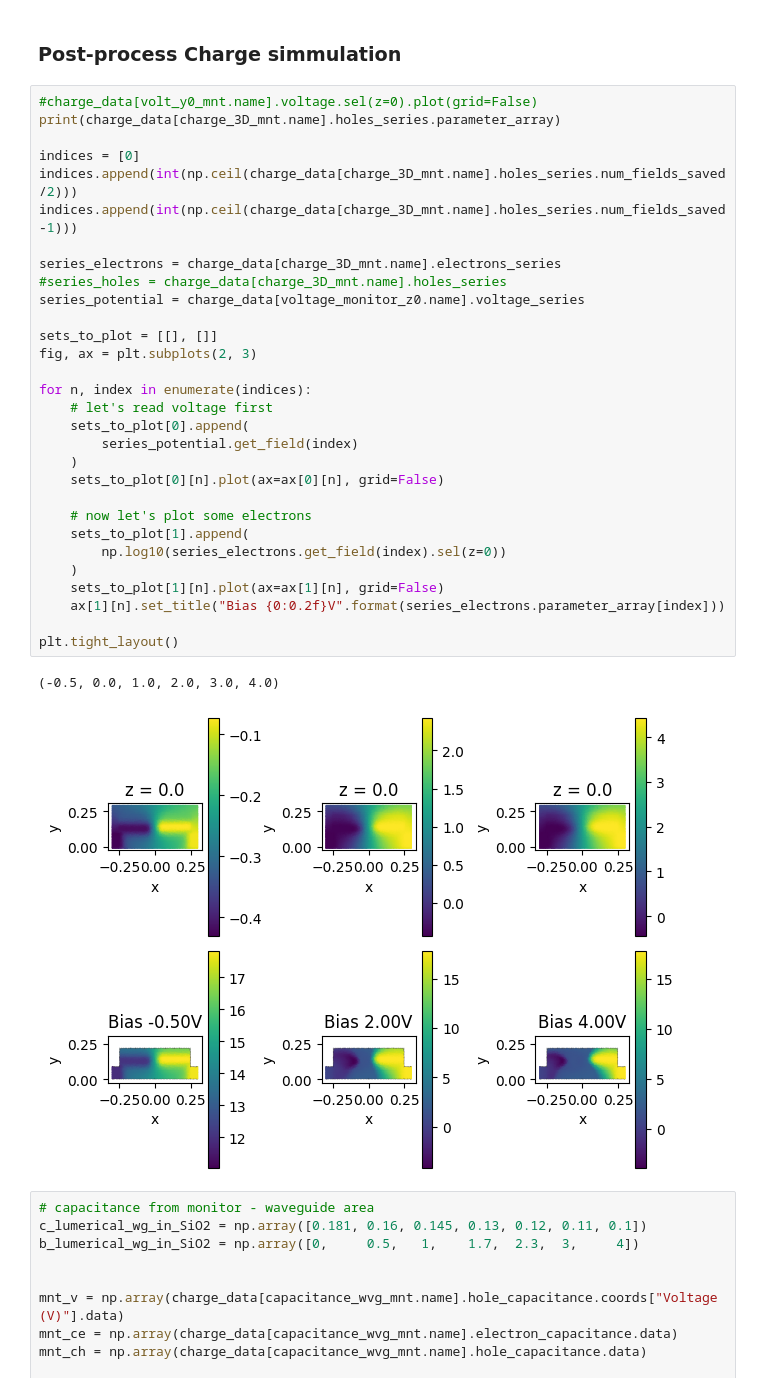
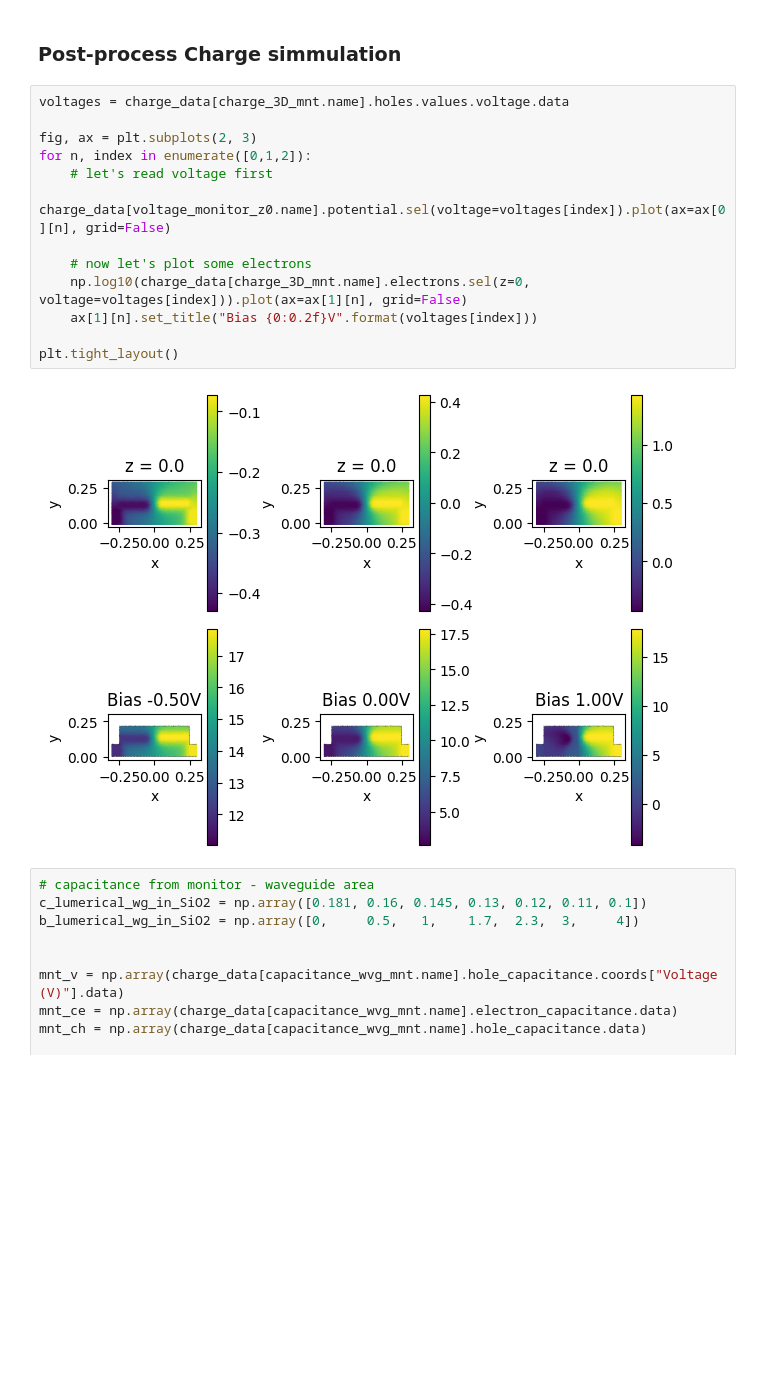
Before and after one commit to marc-flex/charge_notebooks, a Jupyter notebook: Hochberg_with_neff.ipynb, the cells around one changed output. Drawn from its saved outputs; the diff is of its cells as text; blank space fills up the shorter version.

```diff
--- a/Hochberg_with_neff.ipynb
+++ b/Hochberg_with_neff.ipynb
@@ -355,38 +354,20 @@ subprocess.CalledProcessError: Command '['/home/marc/Documents/tidy3D_python/tid
 # %% [markdown]
 ### Post-process Charge simmulation
 # %%
-#charge_data[volt_y0_mnt.name].voltage.sel(z=0).plot(grid=False)
-print(charge_data[charge_3D_mnt.name].holes_series.parameter_array)
+voltages = charge_data[charge_3D_mnt.name].holes.values.voltage.data
 
-indices = [0]
-indices.append(int(np.ceil(charge_data[charge_3D_mnt.name].holes_series.num_fields_saved/2)))
-indices.append(int(np.ceil(charge_data[charge_3D_mnt.name].holes_series.num_fields_saved-1)))
-
-series_electrons = charge_data[charge_3D_mnt.name].electrons_series
-#series_holes = charge_data[charge_3D_mnt.name].holes_series
-series_potential = charge_data[voltage_monitor_z0.name].voltage_series
-
-sets_to_plot = [[], []]
 fig, ax = plt.subplots(2, 3)
-
-for n, index in enumerate(indices):
+for n, index in enumerate([0,1,2]):
     # let's read voltage first
-    sets_to_plot[0].append(
-        series_potential.get_field(index)
-    )
-    sets_to_plot[0][n].plot(ax=ax[0][n], grid=False)
+    charge_data[voltage_monitor_z0.name].potential.sel(voltage=voltages[index]).plot(ax=ax[0][n], grid=False)
 
     # now let's plot some electrons
-    sets_to_plot[1].append(
-        np.log10(series_electrons.get_field(index).sel(z=0))
-    )
-    sets_to_plot[1][n].plot(ax=ax[1][n], grid=False)
-    ax[1][n].set_title("Bias {0:0.2f}V".format(series_electrons.parameter_array[index]))
+    np.log10(charge_data[charge_3D_mnt.name].electrons.sel(z=0, voltage=voltages[index])).plot(ax=ax[1][n], grid=False)
+    ax[1][n].set_title("Bias {0:0.2f}V".format(voltages[index]))
 
 plt.tight_layout()
 # %% [output]
-(-0.5, 0.0, 1.0, 2.0, 3.0, 4.0)
-[figure, old version]
+[figure, new version]
 # %%
 # capacitance from monitor - waveguide area
 c_lumerical_wg_in_SiO2 = np.array([0.181, 0.16, 0.145, 0.13, 0.12, 0.11, 0.1])
```
Also changed, not shown: parts of 8 cells of this notebook.
